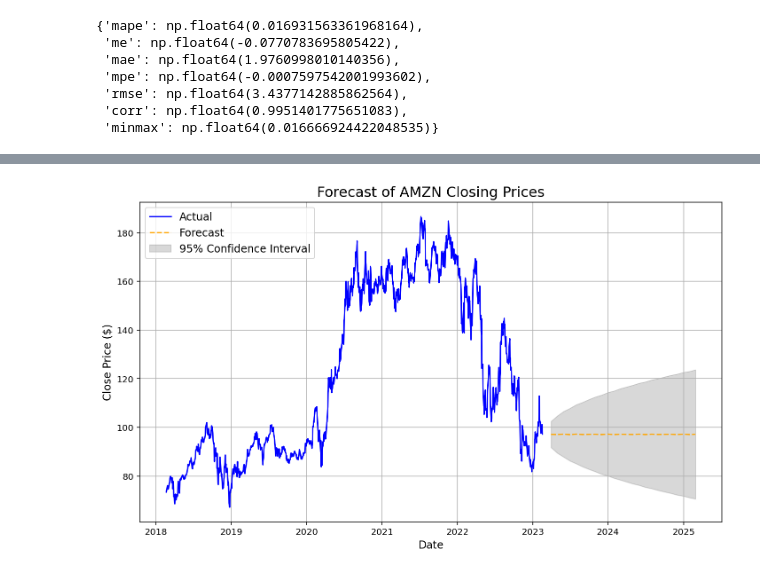
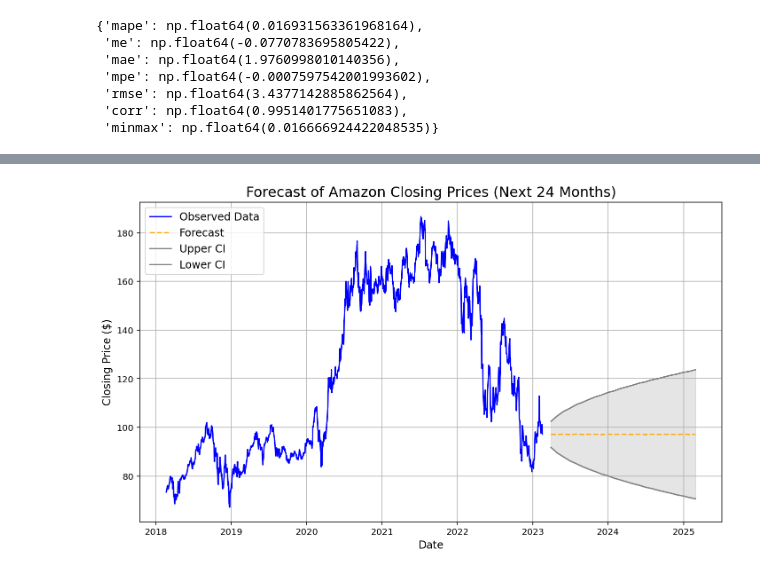
Before and after one commit to Samjacob007/Time-Series, a Jupyter notebook: Time_Series_Modelling_Case_Study.ipynb, the cells around one changed output, grey strips where cells are left out. Saved outputs shown, nothing was run; the diff lists cells and outputs as text; code cells hidden in the pictures.

```diff
--- a/Time_Series_Modelling_Case_Study.ipynb
+++ b/Time_Series_Modelling_Case_Study.ipynb
@@ -87,19 +92,0 @@ p-value: 0.45297105465166737
-# %%
-# Take the log
-jj_df['data_log'] = np.log(jj_df['data'])
-
-# Take the first difference of the log
-jj_df['data_tr_1'] = jj_df['data_log'].diff()
-
-# Display first 10 rows
-print("🔹 Johnson & Johnson - Transformed Data (First 10 rows):")
-print(jj_df.head(10))
-# Take the log
-amzn_df['Close_log'] = np.log(amzn_df['Close'])
-
-# Take the first difference of the log
-amzn_df['Close_tr_1'] = amzn_df['Close_log'].diff()
-
-# Display first 10 rows
-print("\n🔹 Amazon - Transformed Data (First 10 rows):")
-print(amzn_df.head(10))
@@ -762,41 +858,47 @@ dtype: float64
 # %%
-# Step 1: Get forecast results again if needed
-amzn_forecast = amzn_best_model_fit.get_forecast(steps=24)
-predicted_mean = amzn_forecast.predicted_mean
-forecast_conf_int = amzn_forecast.conf_int()
+# Set forecast horizon
+n_forecast = 24
 
-# Step 2: Build forecast index
-forecast_index = pd.date_range(start=amzn_df.index[-1] + pd.DateOffset(months=1), periods=24, freq='M')
+# Generate forecast from Amazon ARIMA model
+forecast_obj_amzn = amzn_best_model_fit.get_forecast(steps=n_forecast)
+forecast_mean_amzn = forecast_obj_amzn.predicted_mean
+forecast_ci_amzn = forecast_obj_amzn.conf_int()
 
-# Step 3: Build forecast DataFrame for plotting
-amzn_conf_df = pd.DataFrame({
-    'predicted_mean': predicted_mean.values,
-    'lower': forecast_conf_int.iloc[:, 0].values,
-    'upper': forecast_conf_int.iloc[:, 1].values
-}, index=forecast_index)
+# Create future date index starting one month after last observed value
+forecast_index_amzn = pd.date_range(start=amzn_df.index[-1] + pd.DateOffset(months=1),
+                                    periods=n_forecast, freq='M')
 
-# Step 4: Plot
+# Combine forecast and confidence intervals into a DataFrame
+conf_df_amzn = pd.DataFrame({
+    'Predictions': forecast_mean_amzn.values,
+    'Lower CI': forecast_ci_amzn.iloc[:, 0].values,
+    'Upper CI': forecast_ci_amzn.iloc[:, 1].values
+}, index=forecast_index_amzn)
+
+# Plot actual data and forecast
 fig, ax = plt.subplots(figsize=(10, 6), dpi=144)
 
-# Plot actual data
-ax.plot(amzn_df['Close'], color='blue', label='Actual')
+# Historical Amazon closing prices
+ax.plot(amzn_df['Close'], color='blue', label='Observed Data')
 
-# Plot forecast
-ax.plot(amzn_conf_df.index, amzn_conf_df['predicted_mean'], color='orange', linestyle='--', label='Forecast')
+# Forecast line and confidence interval
+ax.plot(conf_df_amzn.index, conf_df_amzn['Predictions'], linestyle='--', color='orange', label='Forecast')
+ax.fill_between(conf_df_amzn.index,
+                conf_df_amzn['Lower CI'],
+                conf_df_amzn['Upper CI'],
+                color='grey', alpha=0.2)
 
-# Plot confidence intervals
-ax.fill_between(amzn_conf_df.index,
-                amzn_conf_df['lower'],
-                amzn_conf_df['upper'],
-                color='grey', alpha=0.3, label='95% Confidence Interval')
+# Update confidence interval labels
+ax.plot(conf_df_amzn.index, conf_df_amzn['Upper CI'], color='grey', label='Upper CI')
+ax.plot(conf_df_amzn.index, conf_df_amzn['Lower CI'], color='grey', label='Lower CI')
 
-# Final plot settings
-ax.set_title('Forecast of AMZN Closing Prices', fontsize=16)
+# Final plot formatting
+ax.set_title('Forecast of Amazon Closing Prices (Next 24 Months)', fontsize=16)
 ax.set_xlabel('Date', fontsize=12)
-ax.set_ylabel('Close Price ($)', fontsize=12)
+ax.set_ylabel('Closing Price ($)', fontsize=12)
 ax.legend(loc='upper left', fontsize=12)
-ax.grid(True)
+plt.grid(True)
 plt.tight_layout()
 plt.show()
 # %% [output]
-[figure, old version]
+[figure, new version]
```
Also changed, not shown: parts of 61 cells of this notebook.
